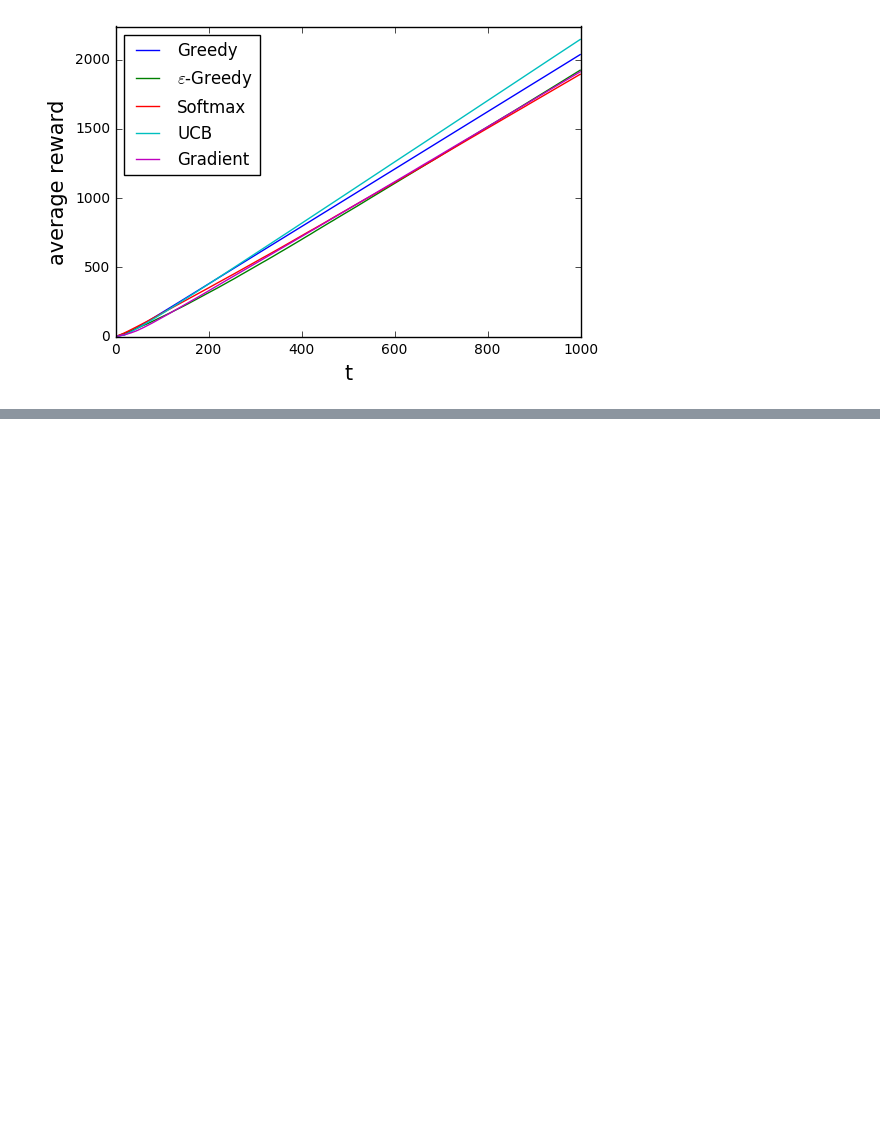
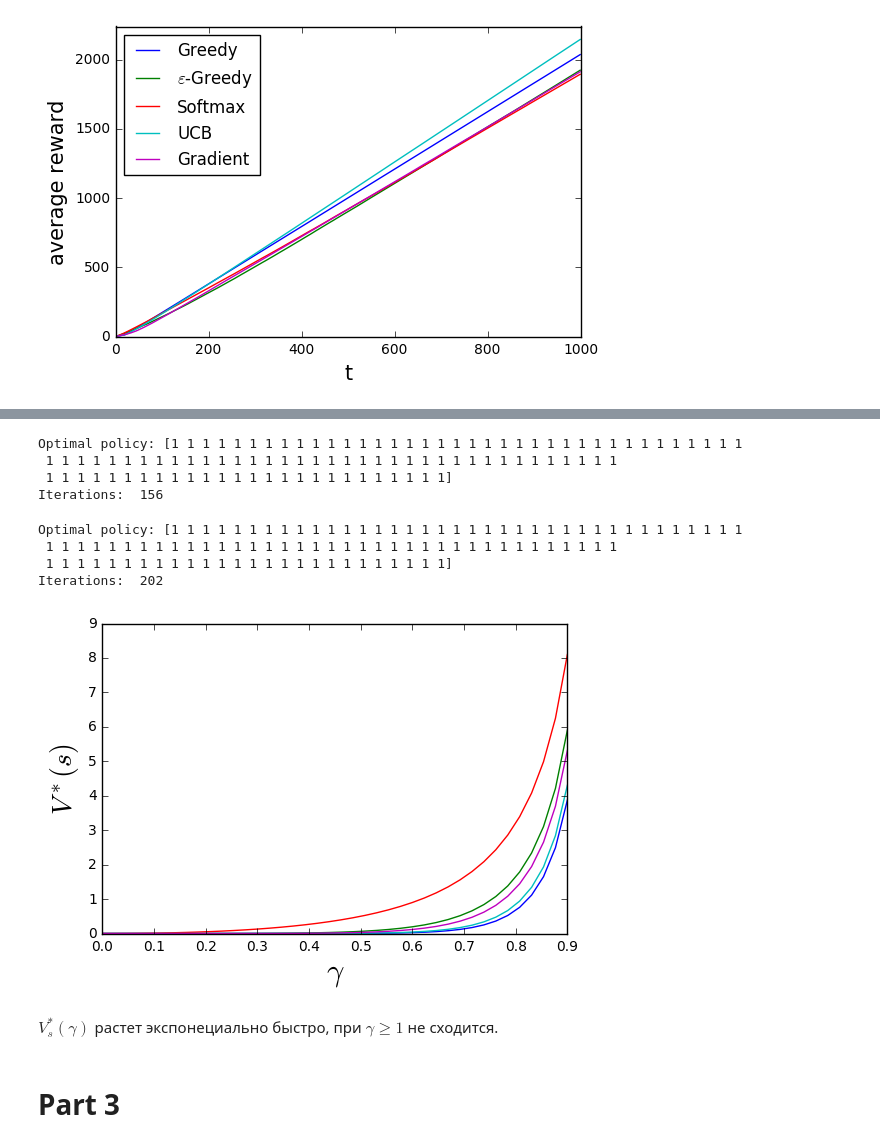
Before and after one commit to yurriy/renju, a Jupyter notebook: lab4/notebook.ipynb, the cells around one changed output, grey strips where cells are left out. Cells and saved outputs as stored; diff of their text form; code cells hidden in the pictures; blank space fills up the shorter version.

Commit message:
merged all parts

```diff
--- a/lab4/Part 1.ipynb
+++ b/lab4/notebook.ipynb
@@ -327,0 +350,4 @@ plt.show()
+# %%
+states_cnt = 100
+actions_cnt = 2
+rewards_cnt = 2
@@ -327,0 +415,13 @@ plt.show()
+# %%
+env = Environment()
+gamma = 0.5
+st1 = PolicyIterationStrategy(gamma, env)
+policy = st1.get_optimal_policy()
+
+print("Optimal policy:", policy)
+print("Iterations: ", st1.iterations_cnt)
+# %% [output]
+Optimal policy: [1 1 1 1 1 1 1 1 1 1 1 1 1 1 1 1 1 1 1 1 1 1 1 1 1 1 1 1 1 1 1 1 1 1 1 1 1
+ 1 1 1 1 1 1 1 1 1 1 1 1 1 1 1 1 1 1 1 1 1 1 1 1 1 1 1 1 1 1 1 1 1 1 1 1 1
+ 1 1 1 1 1 1 1 1 1 1 1 1 1 1 1 1 1 1 1 1 1 1 1 1 1 1]
+Iterations:  156
@@ -327,0 +445,35 @@ plt.show()
+# %%
+st2 = ValueInterationStrategy(1, env)
+policy = st2.get_optimal_policy()
+print("Optimal policy:", policy)
+print("Iterations: ", st2.iterations_cnt)
+# %% [output]
+Optimal policy: [1 1 1 1 1 1 1 1 1 1 1 1 1 1 1 1 1 1 1 1 1 1 1 1 1 1 1 1 1 1 1 1 1 1 1 1 1
+ 1 1 1 1 1 1 1 1 1 1 1 1 1 1 1 1 1 1 1 1 1 1 1 1 1 1 1 1 1 1 1 1 1 1 1 1 1
+ 1 1 1 1 1 1 1 1 1 1 1 1 1 1 1 1 1 1 1 1 1 1 1 1 1 1]
+Iterations:  202
+# %%
+gammas_cnt = 40
+gammas = np.linspace(0, 0.9, gammas_cnt)
+states = np.random.choice(np.arange(90, 100), 5)
+values = np.zeros((5, gammas_cnt))
+
+for i in range(gammas_cnt):
+    strategy = PolicyIterationStrategy(gammas[i], env)
+    strategy.get_optimal_policy()
+    for j in range(5):
+        values[j][i] = strategy.v[states[j]]
+
+for i in range(5):
+    plt.plot(gammas, values[i])
+
+plt.xlim(0, 0.9)
+plt.ylabel(r'$V^*(s)$', fontsize=20)
+plt.xlabel(r'$\gamma$', fontsize=22)
+plt.show()
+# %% [output]
+[figure, added]
+# %% [markdown]
+$V^*_{s}(\gamma)$ растет экспонециально быстро, при $\gamma\geq1$ не сходится.
+# %% [markdown]
+# Part 3
```
Also changed, not shown: parts of 27 cells of this notebook, 3 other files.
